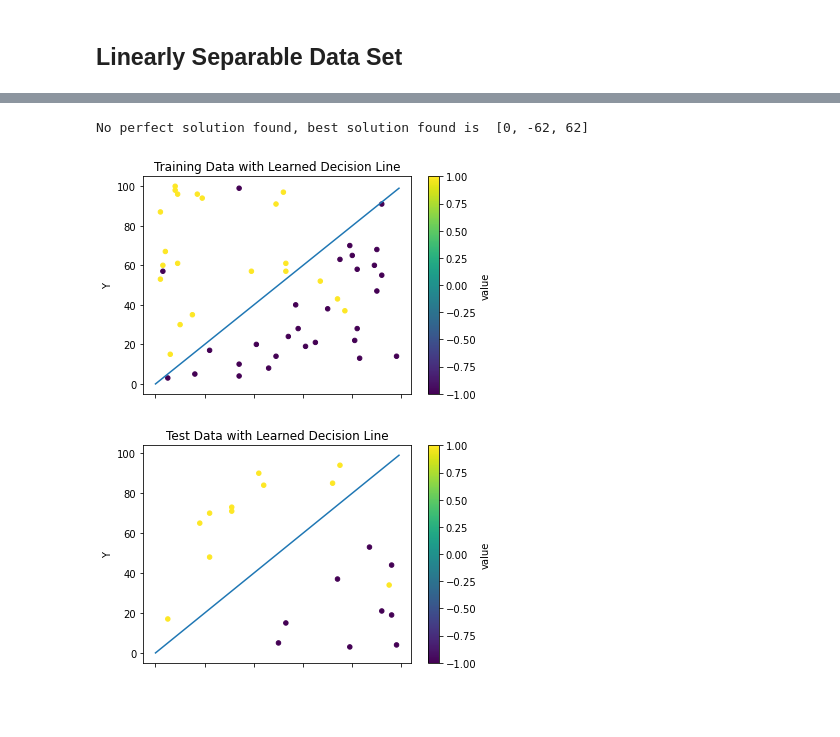
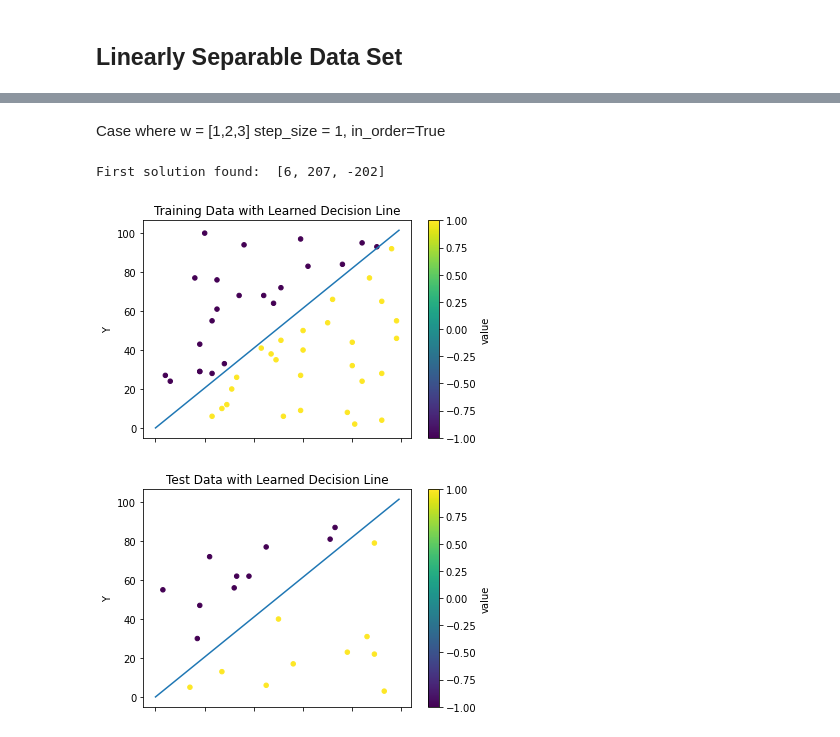
Before and after one commit to LioraW/PLA-Algorithm, a Jupyter notebook: project1.ipynb, the cells around one changed output, grey strips where cells are left out. Cells and saved outputs as stored; diff of their text form; code cells hidden in the pictures; blank space fills up the shorter version.

```diff
--- a/project1.ipynb
+++ b/project1.ipynb
@@ -143,15 +132,15 @@ plotData(data_nls, "Dataset")
-# %%
-points = sep_data(data_nls)[0]
-values = sep_data(data_nls)[1]
-result = pla(points, values, 100, 1, miss_threshold=5)
-
-plotData(data_nls, 'Training Data with Learned Decision Line', result)
-# %% [output]
-No perfect solution found, best solution found is  [0, -62, 62]
-[figure, removed]
-# %%
-testData_nls = generateData(20, linearly_separable=False)
-
-plotData(testData_nls, 'Test Data with Learned Decision Line', result)
-# %% [output]
-[figure, removed]
+# %% [markdown]
+Case where w = [1,2,3] step_size = 1, in_order=True
+# %%
+#Run PLA on training Data
+result = pla(points, values, 100, 1, w=[1,2,3])
+
+#Plot Training data with Learned Decision Line
+plotData(training_data_ls, 'Training Data with Learned Decision Line', result)
+
+#Plot Test Data with Learned Decision Line
+plotData(test_data_ls, 'Test Data with Learned Decision Line', result)
+# %% [output]
+First solution found:  [6, 207, -202]
+[figure, added]
+[figure, added]
```
Also changed, not shown: parts of 20 cells of this notebook.
